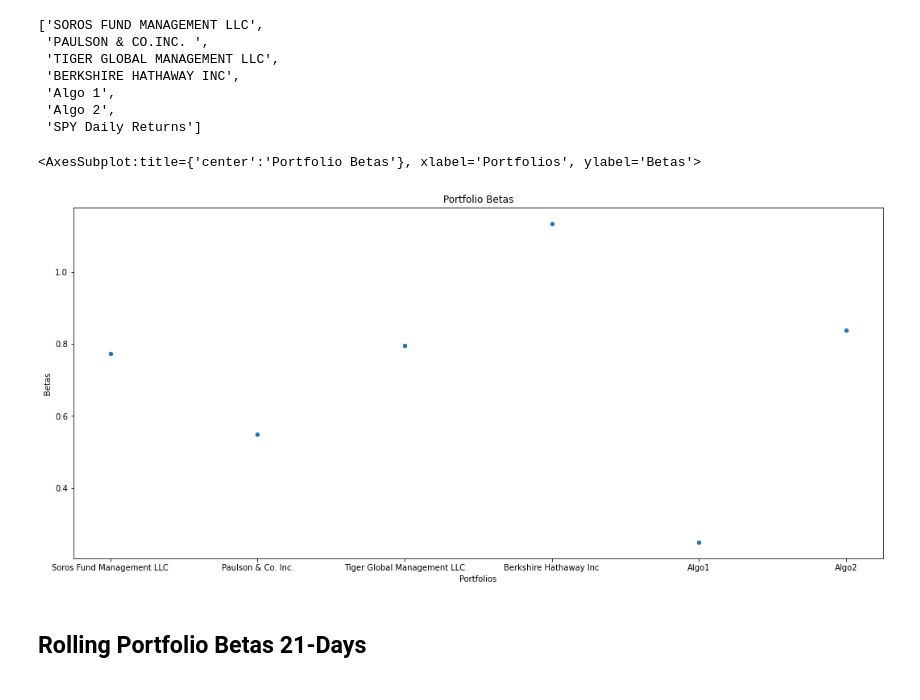
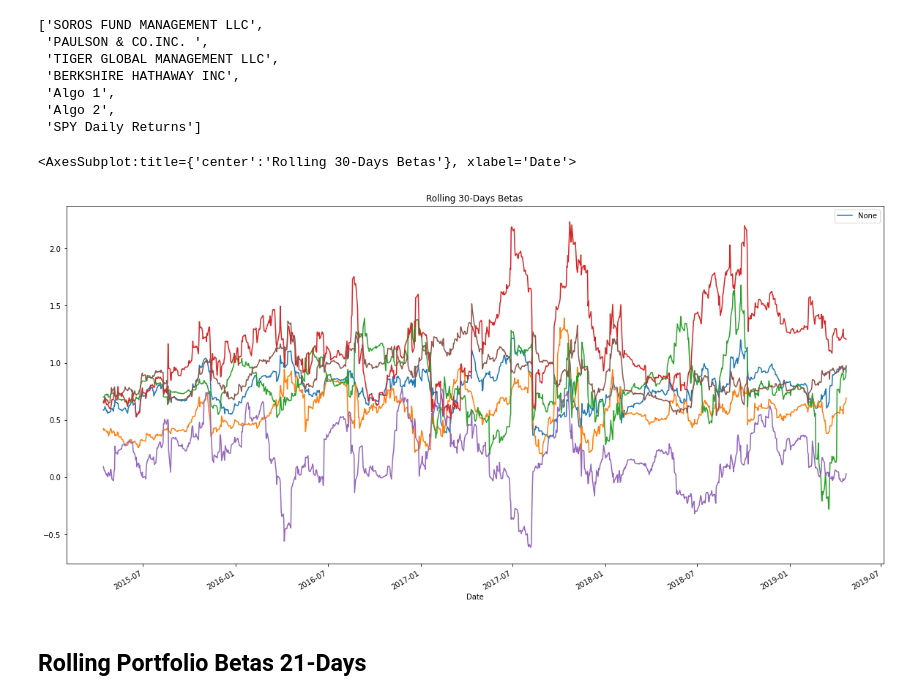
Before and after one commit to emersonwen/Rutgers_FinTech_Homework, a Jupyter notebook: Week-Four-Homework/04-Pandas/Instructions/Starter_Code/whale_analysis.ipynb, the cells around one changed output. Saved outputs shown, nothing was run; the diff lists cells and outputs as text; code cells hidden in the pictures.

```diff
--- a/Week-Four-Homework/04-Pandas/Instructions/Starter_Code/whale_analysis.ipynb
+++ b/Week-Four-Homework/04-Pandas/Instructions/Starter_Code/whale_analysis.ipynb
@@ -439,32 +439,34 @@ portfolio_list
 # %%
 # Calculate covariance of a single portfolio
 
-soros_covariance = combined_returns['SOROS FUND MANAGEMENT LLC'].cov(combined_returns['SPY Daily Returns'])
-paulson_covariance = combined_returns['PAULSON & CO.INC. '].cov(combined_returns['SPY Daily Returns'])
-tiger_covariance = combined_returns['TIGER GLOBAL MANAGEMENT LLC'].cov(combined_returns['SPY Daily Returns'])
-berkshire_covariance = combined_returns['BERKSHIRE HATHAWAY INC'].cov(combined_returns['SPY Daily Returns'])
-algo1_covariance = combined_returns['Algo 1'].cov(combined_returns['SPY Daily Returns'])
-algo2_covariance = combined_returns['Algo 2'].cov(combined_returns['SPY Daily Returns'])
+soros_covariance = combined_returns['SOROS FUND MANAGEMENT LLC'].rolling(window=30).cov(combined_returns['SPY Daily Returns'])
+paulson_covariance = combined_returns['PAULSON & CO.INC. '].rolling(window=30).cov(combined_returns['SPY Daily Returns'])
+tiger_covariance = combined_returns['TIGER GLOBAL MANAGEMENT LLC'].rolling(window=30).cov(combined_returns['SPY Daily Returns'])
+berkshire_covariance = combined_returns['BERKSHIRE HATHAWAY INC'].rolling(window=30).cov(combined_returns['SPY Daily Returns'])
+algo1_covariance = combined_returns['Algo 1'].rolling(window=30).cov(combined_returns['SPY Daily Returns'])
+algo2_covariance = combined_returns['Algo 2'].rolling(window=30).cov(combined_returns['SPY Daily Returns'])
 
 # Calculate variance of S&P 500
-spy_variance = combined_returns['SPY Daily Returns'].var()
-# spy_variance
+spy_variance = combined_returns['SPY Daily Returns'].rolling(window=30).var()
 
 # Computing beta
 soros_beta = soros_covariance / spy_variance
 paulson_beta = paulson_covariance / spy_variance
 tiger_beta = tiger_covariance / spy_variance
 berkshire_beta = berkshire_covariance / spy_variance
 algo1_beta = algo1_covariance / spy_variance
 algo2_beta = algo2_covariance / spy_variance
 
 # Plot betas of each portfolio
-portfolio_betas = {'Portfolios':['Soros Fund Management LLC', 'Paulson & Co. Inc.', 'Tiger Global Management LLC', 'Berkshire Hathaway Inc', 'Algo1', 'Algo2'],'Betas':[soros_beta, paulson_beta, tiger_beta, berkshire_beta, algo1_beta, algo2_beta]}
-betas = pd.DataFrame(portfolio_betas)
-betas.plot(kind='scatter', x='Portfolios', y='Betas', title='Portfolio Betas', figsize=(18,8))
+ax = soros_beta.plot(figsize=(20,10), title="Rolling 30-Days Betas", legend=True)
+paulson_beta.plot(ax=ax)
+tiger_beta.plot(ax=ax)
+berkshire_beta.plot(ax=ax)
+algo1_beta.plot(ax=ax)
+algo2_beta.plot(ax=ax)
 # %% [output]
-<AxesSubplot:title={'center':'Portfolio Betas'}, xlabel='Portfolios', ylabel='Betas'>
+<AxesSubplot:title={'center':'Rolling 30-Days Betas'}, xlabel='Date'>
-[figure, old version]
+[figure, new version]
 # %% [markdown]
 ## Rolling Portfolio Betas 21-Days
 # %%
```
Also changed, not shown: parts of 4 cells of this notebook, 1 other file.
